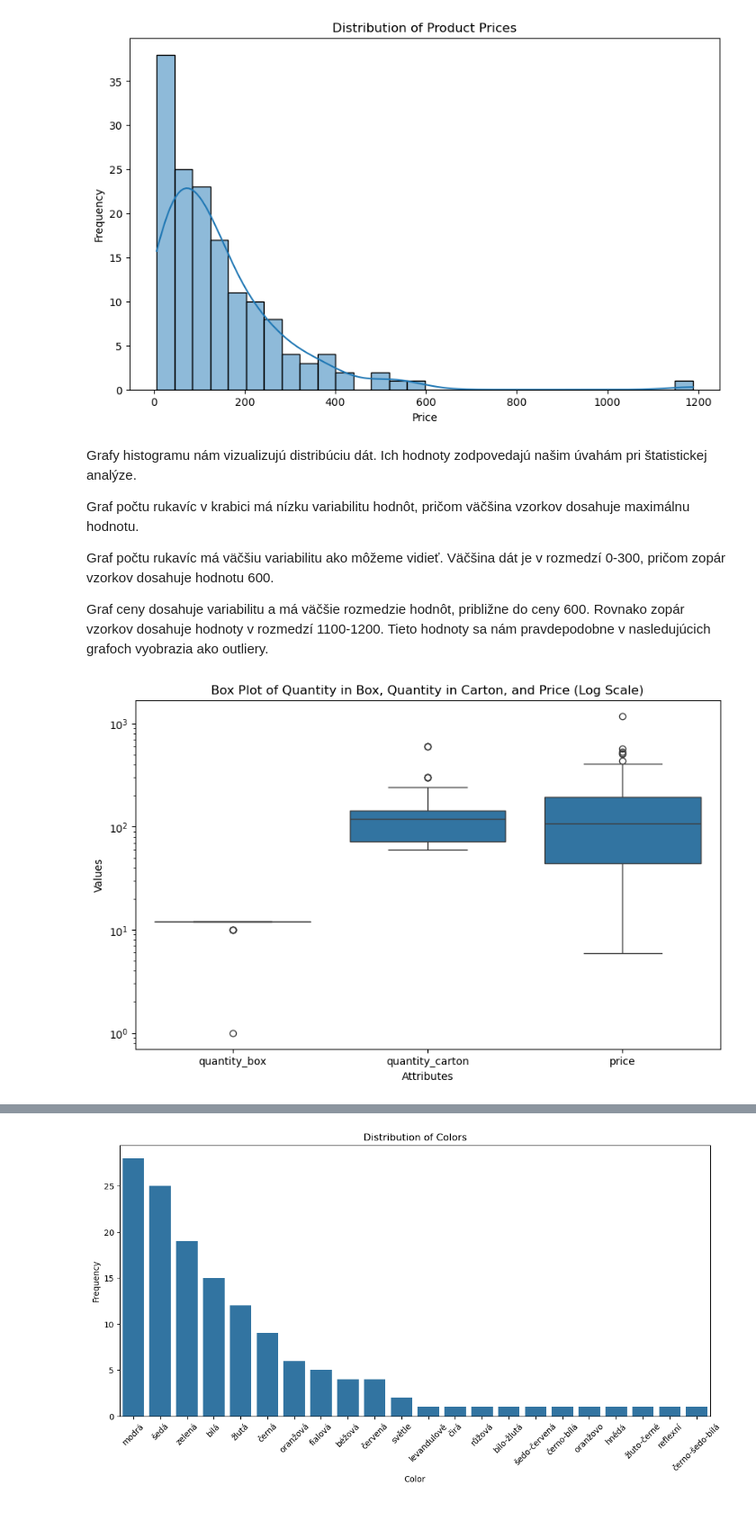
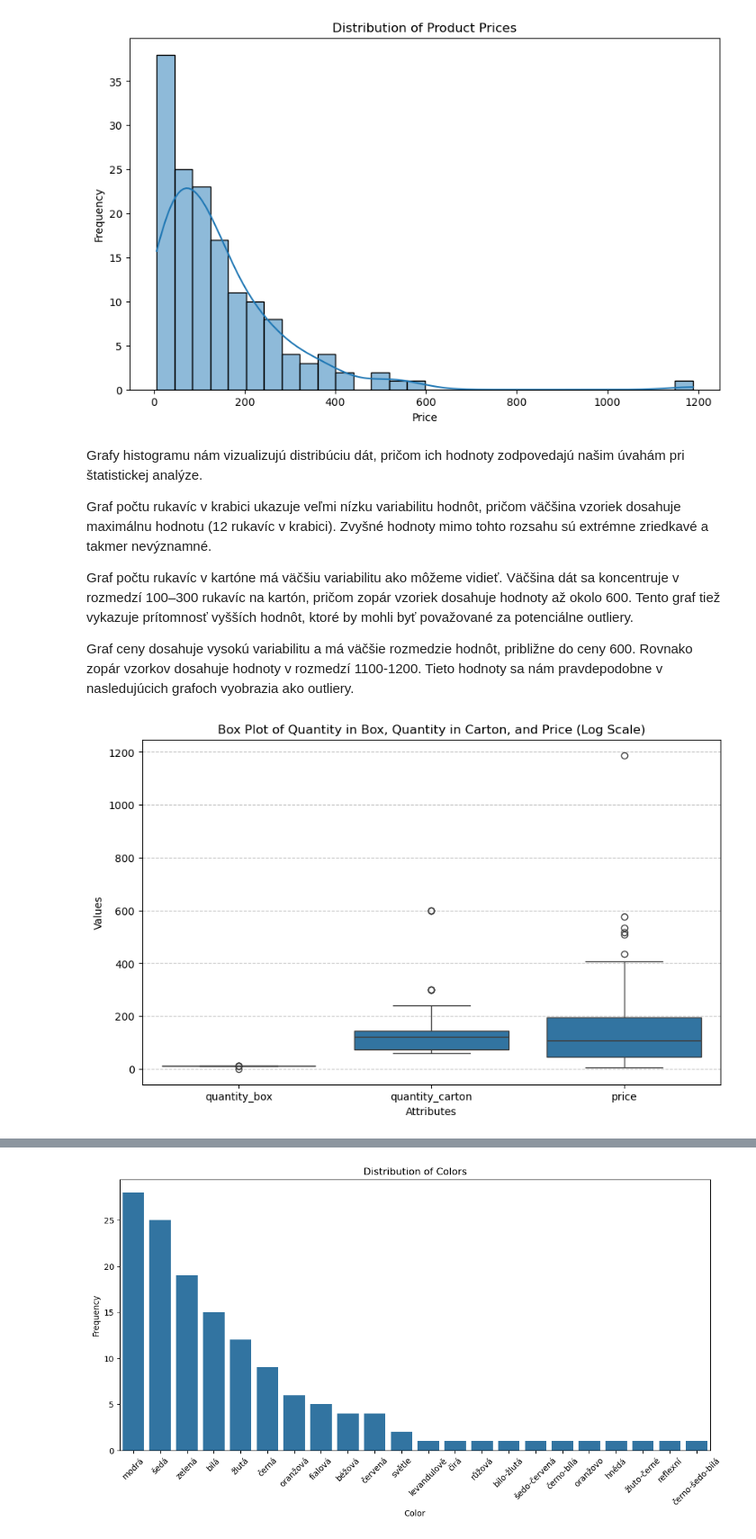
Before and after one commit to Adam-K2/upa-project, a Jupyter notebook: projekt_3/upa_3.ipynb, the cells around one changed output, grey strips where cells are left out. Shown at 90% size. Saved outputs shown, nothing was run; the diff lists cells and outputs as text; code cells hidden in the pictures; blank space fills up the shorter version.

Commit message:
Modification of some graphs with description

```diff
--- a/projekt_3/upa_3.ipynb
+++ b/projekt_3/upa_3.ipynb
@@ -146,26 +146,27 @@ plt.show()
 [figure]
 [figure]
 # %% [markdown]
-Grafy histogramu nám vizualizujú distribúciu dát. Ich hodnoty zodpovedajú našim úvahám pri štatistickej analýze.
+Grafy histogramu nám vizualizujú distribúciu dát, pričom ich hodnoty zodpovedajú našim úvahám pri štatistickej analýze.
 
-Graf počtu rukavíc v krabici má nízku variabilitu hodnôt, pričom väčšina vzorkov dosahuje maximálnu hodnotu.
+Graf počtu rukavíc v krabici ukazuje veľmi nízku variabilitu hodnôt, pričom väčšina vzoriek dosahuje maximálnu hodnotu (12 rukavíc v krabici). Zvyšné hodnoty mimo tohto rozsahu sú extrémne zriedkavé a takmer nevýznamné.
 
-Graf počtu rukavíc má väčšiu variabilitu ako môžeme vidieť. Väčšina dát je v rozmedzí 0-300, pričom zopár vzorkov dosahuje hodnotu 600.
+Graf počtu rukavíc v kartóne má väčšiu variabilitu ako môžeme vidieť. Väčšina dát sa koncentruje v rozmedzí 100–300 rukavíc na kartón, pričom zopár vzoriek dosahuje hodnoty až okolo 600. Tento graf tiež vykazuje prítomnosť vyšších hodnôt, ktoré by mohli byť považované za potenciálne outliery.
 
-Graf ceny dosahuje variabilitu a má väčšie rozmedzie hodnôt, približne do ceny 600. Rovnako zopár vzorkov dosahuje hodnoty v rozmedzí 1100-1200. Tieto hodnoty sa nám pravdepodobne v nasledujúcich grafoch vyobrazia ako outliery.
+Graf ceny dosahuje vysokú variabilitu a má väčšie rozmedzie hodnôt, približne do ceny 600. Rovnako zopár vzorkov dosahuje hodnoty v rozmedzí 1100-1200. Tieto hodnoty sa nám pravdepodobne v nasledujúcich grafoch vyobrazia ako outliery.
 # %%
 df_melted = df[['quantity_box', 'quantity_carton', 'price']].melt(var_name='Attribute', value_name='Value')
 
 # Create a box plot with a log scale on the y-axis
 plt.figure(figsize=(10, 6))
-sns.boxplot(x='Attribute', y='Value', data=df_melted).set_yscale('log')
+sns.boxplot(x='Attribute', y='Value', data=df_melted)
 
 # Set the title and labels
+plt.grid(axis='y', linestyle='--', alpha=0.7)
 plt.title('Box Plot of Quantity in Box, Quantity in Carton, and Price (Log Scale)')
 plt.xlabel('Attributes')
 plt.ylabel('Values')
 
 plt.show()
 # %% [output]
-[figure, old version]
+[figure, new version]
 # %% [markdown]
```
Also changed, not shown: parts of 3 cells of this notebook.
